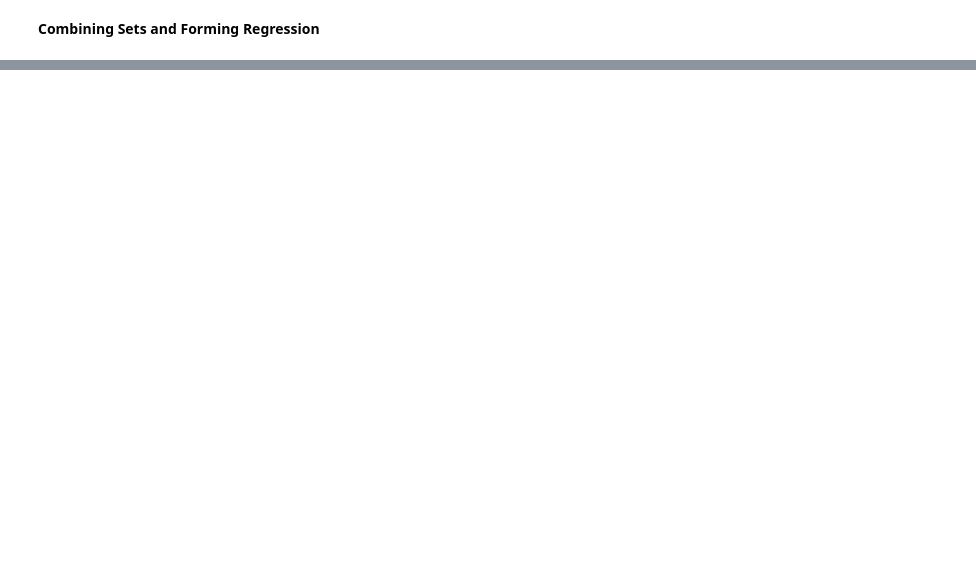
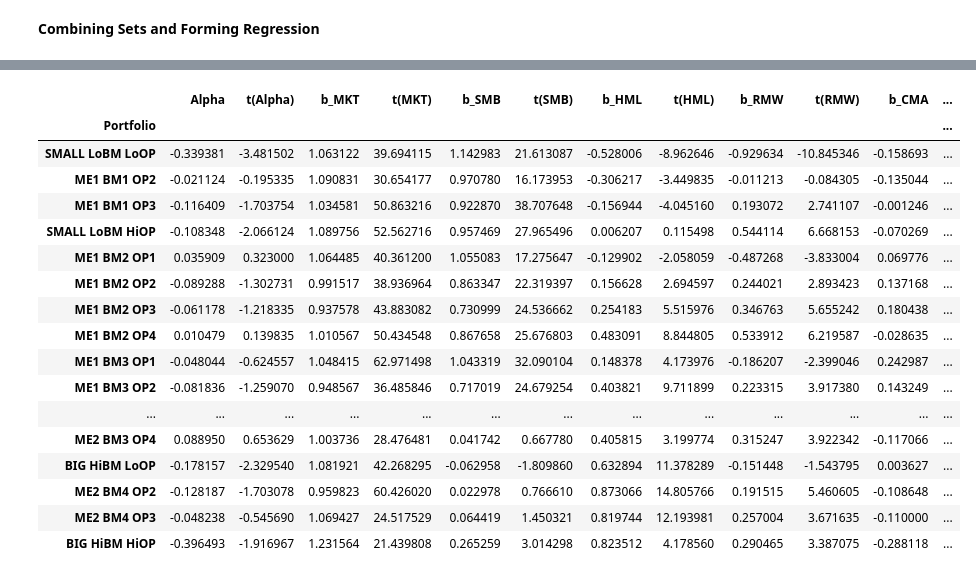
Before and after one commit to ignaciomacan/FFM, a Jupyter notebook: FFM_DRAFT_11.20.ipynb, the cells around one changed output, grey strips where cells are left out. Saved outputs shown, nothing was run; the diff lists cells and outputs as text; code cells hidden in the pictures; blank space fills up the shorter version.

```diff
--- a/FFM_DRAFT_11.20.ipynb
+++ b/FFM_DRAFT_11.20.ipynb
@@ -1601,0 +2399,20 @@ availability in economics
+# %%
+factors = pd.read_csv('data/five_factor_model/factors/5f_data.csv', skiprows=4)
+factors = factors[pd.to_numeric(factors['Unnamed: 0'], errors='coerce').notna()]
+factors = factors.rename(columns={'Unnamed: 0': 'date', 'Mkt-RF': 'MKTRF'})
+factors = factors[['date', 'MKTRF', 'SMB', 'HML', 'RMW', 'CMA', 'RF']]
+factors.iloc[:, 1:] = factors.iloc[:, 1:].apply(pd.to_numeric, errors='coerce')
+
+portBMOP = pd.read_csv('data/five_factor_model/portfolios/32_Portfolios_ME_BEME_OP_2x4x4.csv', skiprows=23)
+portBMOP = portBMOP.rename(columns={'Unnamed: 0': 'date'})
+portBMOP = portBMOP[pd.to_numeric(portBMOP['date'], errors='coerce').notna()]
+portBMOP = portBMOP[:-1]
+portBMOP.head()
+portBMOP.iloc[:, 1:] = portBMOP.iloc[:, 1:].apply(pd.to_numeric, errors='coerce')
+factors = factors.drop_duplicates(subset='date')
+portBMOP = portBMOP.drop_duplicates(subset='date')
+
+dataBMOP = pd.merge(portBMOP, factors, on='date', how='inner')
+cutoff_row = dataBMOP.index[dataBMOP['date'] > '201312'][0]
+dataBMOP = dataBMOP.iloc[:cutoff_row]
+dataBMOP
@@ -1601,0 +2433,60 @@ availability in economics
+# %%
+dataBMOP.columns = dataBMOP.columns.str.strip()
+
+factor_cols = ['MKTRF', 'SMB', 'HML', 'RMW', 'CMA', 'RF']
+
+dataBMOP[factor_cols] = dataBMOP[factor_cols].apply(pd.to_numeric, errors='coerce')
+X = dataBMOP[['MKTRF', 'SMB', 'HML', 'RMW', 'CMA']]
+X = sm.add_constant(X)
+
+portfolio_cols = [c for c in dataBMOP.columns if c not in factor_cols + ['date']]
+
+results = []
+
+rf = dataBMOP['RF']
+
+for port_name in portfolio_cols:
+    y = pd.to_numeric(dataBMOP[port_name], errors='coerce') - rf
+
+    reg = sm.OLS(y, X, missing='drop').fit(
+        cov_type='HAC', cov_kwds={'maxlags': 12}
+    )
+
+    results.append({
+        'Portfolio': port_name,
+        'Alpha': reg.params['const'],
+        't(Alpha)': reg.tvalues['const'],
+        'b_MKT': reg.params['MKTRF'],
+        't(MKT)': reg.tvalues['MKTRF'],
+        'b_SMB': reg.params['SMB'],
+        't(SMB)': reg.tvalues['SMB'],
+        'b_HML': reg.params['HML'],
+        't(HML)': reg.tvalues['HML'],
+        'b_RMW': reg.params['RMW'],
+        't(RMW)': reg.tvalues['RMW'],
+        'b_CMA': reg.params['CMA'],
+        't(CMA)': reg.tvalues['CMA'],
+        'R2': reg.rsquared
+    })
+
+resultsBMOP = pd.DataFrame(results).set_index('Portfolio')
+resultsBMOP
+# %% [output]
+|  | Alpha | t(Alpha) | b_MKT | t(MKT) | b_SMB | t(SMB) | b_HML | t(HML) | b_RMW | t(RMW) | b_CMA | ... |
+| Portfolio |  |  |  |  |  |  |  |  |  |  |  | ... |
+| SMALL LoBM LoOP | -0.339381 | -3.481502 | 1.063122 | 39.694115 | 1.142983 | 21.613087 | -0.528006 | -8.962646 | -0.929634 | -10.845346 | -0.158693 | ... |
+| ME1 BM1 OP2 | -0.021124 | -0.195335 | 1.090831 | 30.654177 | 0.970780 | 16.173953 | -0.306217 | -3.449835 | -0.011213 | -0.084305 | -0.135044 | ... |
+| ME1 BM1 OP3 | -0.116409 | -1.703754 | 1.034581 | 50.863216 | 0.922870 | 38.707648 | -0.156944 | -4.045160 | 0.193072 | 2.741107 | -0.001246 | ... |
+| SMALL LoBM HiOP | -0.108348 | -2.066124 | 1.089756 | 52.562716 | 0.957469 | 27.965496 | 0.006207 | 0.115498 | 0.544114 | 6.668153 | -0.070269 | ... |
+| ME1 BM2 OP1 | 0.035909 | 0.323000 | 1.064485 | 40.361200 | 1.055083 | 17.275647 | -0.129902 | -2.058059 | -0.487268 | -3.833004 | 0.069776 | ... |
+| ME1 BM2 OP2 | -0.089288 | -1.302731 | 0.991517 | 38.936964 | 0.863347 | 22.319397 | 0.156628 | 2.694597 | 0.244021 | 2.893423 | 0.137168 | ... |
+| ME1 BM2 OP3 | -0.061178 | -1.218335 | 0.937578 | 43.883082 | 0.730999 | 24.536662 | 0.254183 | 5.515976 | 0.346763 | 5.655242 | 0.180438 | ... |
+| ME1 BM2 OP4 | 0.010479 | 0.139835 | 1.010567 | 50.434548 | 0.867658 | 25.676803 | 0.483091 | 8.844805 | 0.533912 | 6.219587 | -0.028635 | ... |
+| ME1 BM3 OP1 | -0.048044 | -0.624557 | 1.048415 | 62.971498 | 1.043319 | 32.090104 | 0.148378 | 4.173976 | -0.186207 | -2.399046 | 0.242987 | ... |
+| ME1 BM3 OP2 | -0.081836 | -1.259070 | 0.948567 | 36.485846 | 0.717019 | 24.679254 | 0.403821 | 9.711899 | 0.223315 | 3.917380 | 0.143249 | ... |
+| ... | ... | ... | ... | ... | ... | ... | ... | ... | ... | ... | ... | ... |
+| ME2 BM3 OP4 | 0.088950 | 0.653629 | 1.003736 | 28.476481 | 0.041742 | 0.667780 | 0.405815 | 3.199774 | 0.315247 | 3.922342 | -0.117066 | ... |
+| BIG HiBM LoOP | -0.178157 | -2.329540 | 1.081921 | 42.268295 | -0.062958 | -1.809860 | 0.632894 | 11.378289 | -0.151448 | -1.543795 | 0.003627 | ... |
+| ME2 BM4 OP2 | -0.128187 | -1.703078 | 0.959823 | 60.426020 | 0.022978 | 0.766610 | 0.873066 | 14.805766 | 0.191515 | 5.460605 | -0.108648 | ... |
+| ME2 BM4 OP3 | -0.048238 | -0.545690 | 1.069427 | 24.517529 | 0.064419 | 1.450321 | 0.819744 | 12.193981 | 0.257004 | 3.671635 | -0.110000 | ... |
+| BIG HiBM HiOP | -0.396493 | -1.916967 | 1.231564 | 21.439808 | 0.265259 | 3.014298 | 0.823512 | 4.178560 | 0.290465 | 3.387075 | -0.288118 | ... |
```
Also changed, not shown: parts of 36 cells of this notebook, 2 other files.
